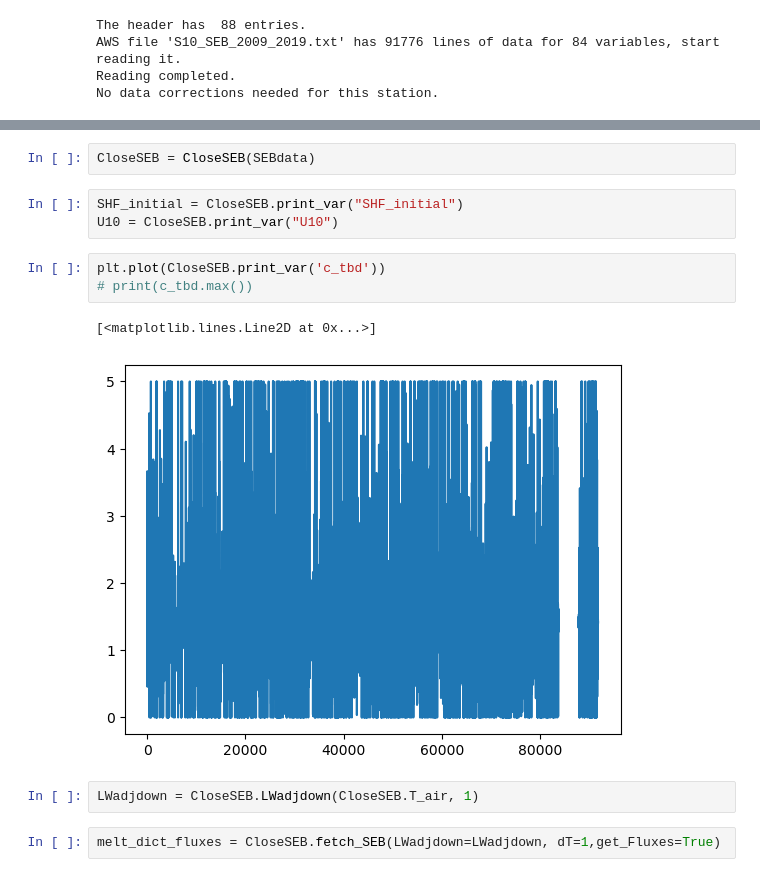
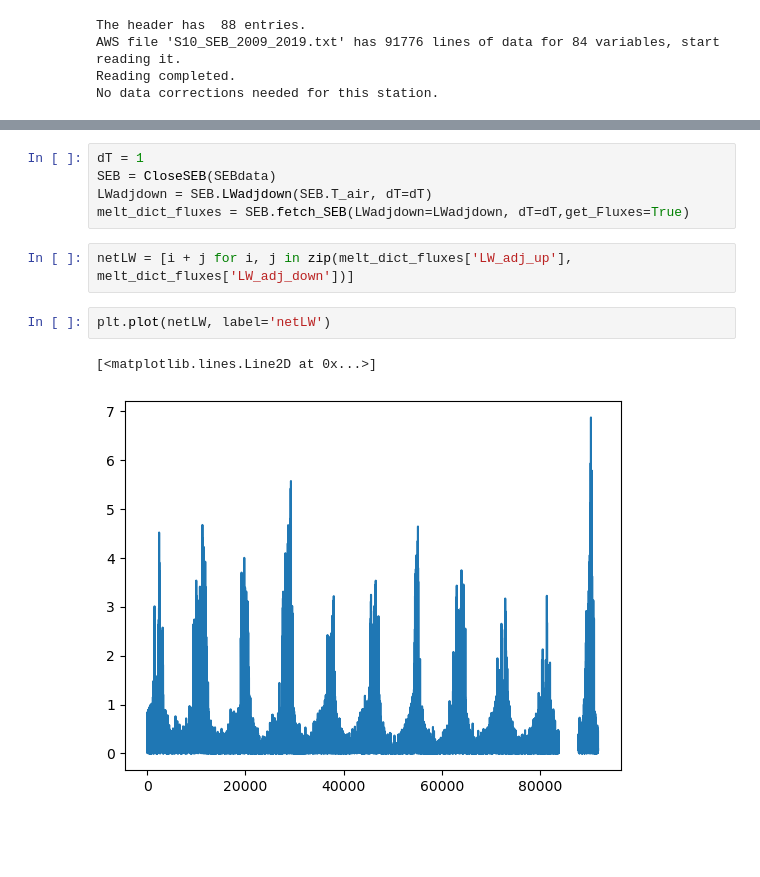
Before and after one commit to CLPHUU/IceAndClimate, a Jupyter notebook: Project_2/Project2_version2.ipynb, the cells around one changed output, grey strips where cells are left out. Drawn from its saved outputs; the diff is of its cells as text; blank space fills up the shorter version.

```diff
--- a/Project_2/Project2_version2.ipynb
+++ b/Project_2/Project2_version2.ipynb
@@ -174,17 +180,14 @@ class CloseSEB():
         return SEB_dict
-# %%
-CloseSEB = CloseSEB(SEBdata)
-# %%
-SHF_initial = CloseSEB.print_var("SHF_initial")
-U10 = CloseSEB.print_var("U10")
-# %%
-plt.plot(CloseSEB.print_var('c_tbd'))
-# print(c_tbd.max())
-# %% [output]
-[<matplotlib.lines.Line2D at 0x...>]
-[figure, removed]
-# %%
-LWadjdown = CloseSEB.LWadjdown(CloseSEB.T_air, 1)
 # %%
-melt_dict_fluxes = CloseSEB.fetch_SEB(LWadjdown=LWadjdown, dT=1,get_Fluxes=True)
+dT = 1
+SEB = CloseSEB(SEBdata)
+LWadjdown = SEB.LWadjdown(SEB.T_air, dT=dT)
+melt_dict_fluxes = SEB.fetch_SEB(LWadjdown=LWadjdown, dT=dT,get_Fluxes=True)
+# %%
+netLW = [i + j for i, j in zip(melt_dict_fluxes['LW_adj_up'], melt_dict_fluxes['LW_adj_down'])]
+# %%
+plt.plot(netLW, label='netLW')
+# %% [output]
+[<matplotlib.lines.Line2D at 0x...>]
+[figure, added]
 # %%
```
Also changed, not shown: parts of 9 cells of this notebook.
